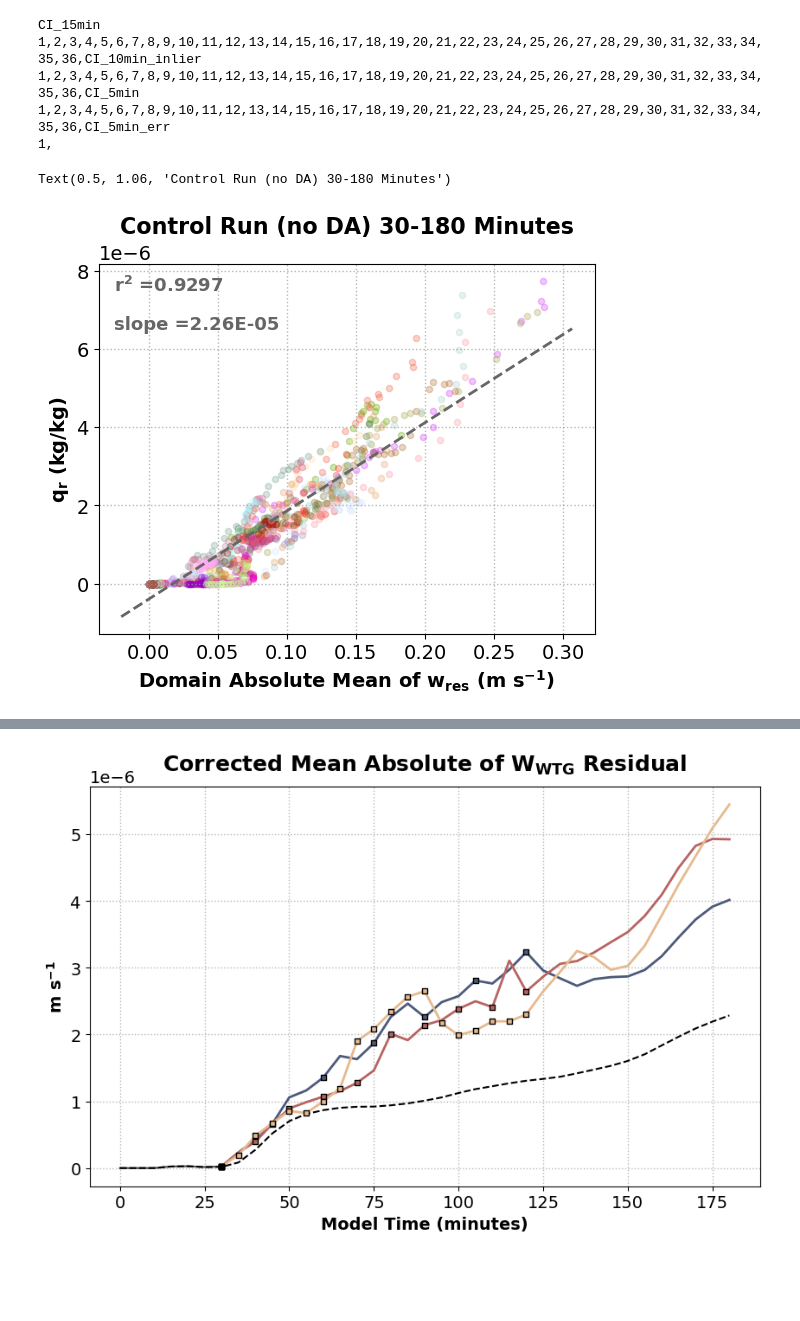
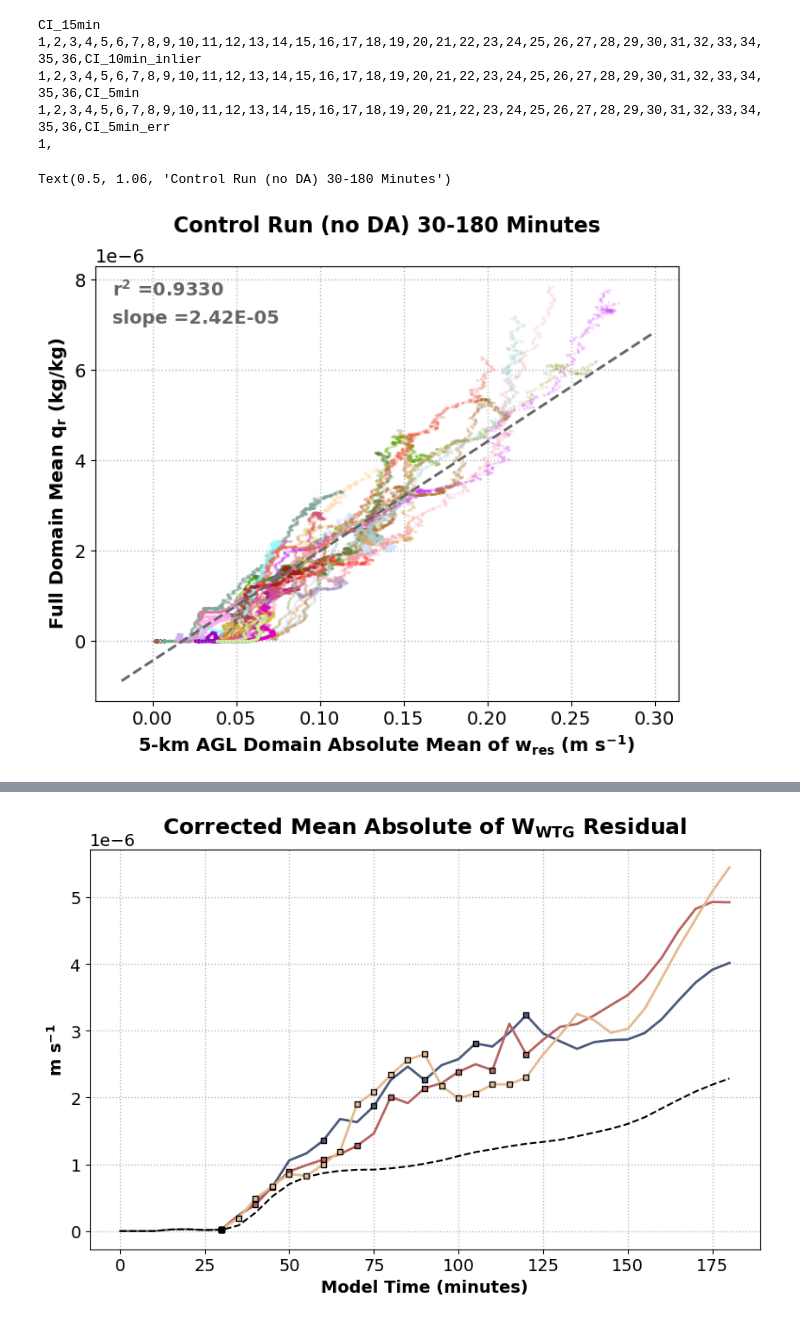
Before and after one commit to jessmcd/CM1_LETKF_2025, a Jupyter notebook: PlottingTests.ipynb, the cells around one changed output, grey strips where cells are left out. Cells and saved outputs as stored; diff of their text form; code cells hidden in the pictures; blank space fills up the shorter version.

```diff
--- a/PlottingTests.ipynb
+++ b/PlottingTests.ipynb
@@ -559,7 +561,7 @@ obs = [ 'DBZ0', 'DBZ', 'VR']
 #labels = [ '3 min CI', '3 min CI - inlier', '3 min CI - larger error', '3 min CI - larger error + inlier']
 
 exps = ['CI_5min', 'CI_5min_err','CI_3min', 'CI_3min_err']
-exps = ['CI_3min', 'CI_3min_inlier', 'CI_3min_err_inlier','CI_3min_err']
+exps = ['CI_10min', 'CI_3min_10min', 'CI_3min']
 #exps = ['CI_10min', 'CI_10min_inlier']
 
 #colors = cmaps.lipari(np.linspace(.24, .85, len(exps)))
@@ -1018,5 +997,5 @@ def plot_regression(ax, varx, vary,color='0.4', ls='--', lw=2):
     slope1, intercept1, rvalue1, pval, stderr = scipy.stats.linregress(varx, vary)
     ax.plot(a1x, slope1*a1x+intercept1, color=color, linestyle=ls,lw=lw)
 
-    ax.text(0.03, .98-.01, r'r$\mathbf{^{2}}$ ='+f'{rvalue1:.4f}',color='0.4', weight='bold',va='top', fontsize=13, transform=ax.transAxes)
-    ax.text(0.03, .90-.04, r'slope ='+f'{slope1:.2E}',            color='0.4', weight='bold',va='top', fontsize=13, transform=ax.transAxes)
+    ax.text(0.03, .98-.01, r'r$\mathbf{^{2}}$ ='+f'{rvalue1:.4f}',color='0.4', weight='bold',va='top', fontsize=14, transform=ax.transAxes)
+    ax.text(0.03, .90, r'slope ='+f'{slope1:.2E}',            color='0.4', weight='bold',va='top', fontsize=14, transform=ax.transAxes)
@@ -1191,31 +1198,33 @@ myds.to_netcdf(f'{fpath+exp}/WTG_test.nc', format='NETCDF4')
 # %%
-control = xr.open_dataset(f'{fpath}Control/WTG.nc')
 
-ti      = findnearest(control.time, 0)
+fpath = '/work/jessica.mcdonald/CM1_LETKF_2025/experiments/'
+control = xr.open_dataset(f'{fpath}Control/balance.nc')
+
+ti      = findnearest(control.time, 30)
 tti     = findnearest(control.time, 180)
-slope, _,_,_,_= scipy.stats.linregress(control['wres'][:,ti:].values.ravel(), control[vary][:,ti:].values.ravel())
+slope, _,_,_,_= scipy.stats.linregress(control['wres'][ti:,:].values.ravel(), control['qr'][ti:,:].values.ravel())
 
-fig,ax=plt.subplots()
+fig,ax=plt.subplots(figsize=(8,6))
 
 members = np.arange(0, 36, 1)
 
 colors=cmaps.cet_g_bw_minc_minl(np.linspace(0,1,256))
 colors=cmaps.cet_g_bw_minc_minl(np.linspace(0,1,256))
 #colors=cmaps.cet_g_category10(np.linspace(0,1,256))
 
 
 for m in members:
-    ax.scatter(control.wres[m,ti:tti+1], control.qr[m,ti:tti+1],  s=20, alpha=.3, color=colors[m+70])
+    ax.scatter(control.wres[ti:tti+1,m], control.qr[ti:tti+1,m],  s=2, alpha=.1, color=colors[m+70])
 
-plot_regression(ax, control.wres[:,ti:tti+1].values.ravel(), control.qr[:,ti:tti+1].values.ravel())
+plot_regression(ax, control.wres[ti:tti+1,:].values.ravel(), control.qr[ti:tti+1,:].values.ravel())
 
 
-ax.set_ylabel(r'q$\mathbf{_r}$ (kg/kg)');
-ax.set_xlabel(r'Domain Absolute Mean of w$\mathbf{_{res}}$ (m s$\mathbf{^{-1}}$)');
+ax.set_ylabel(r'Full Domain Mean q$\mathbf{_r}$ (kg/kg)');
+ax.set_xlabel(r'5-km AGL Domain Absolute Mean of w$\mathbf{_{res}}$ (m s$\mathbf{^{-1}}$)');
 
 ax.grid(ls=':', alpha=0.7)
 
 ax.set_title('Control Run (no DA) 30-180 Minutes', y=1.06, fontsize=16, weight='bold')
 # %% [output]
 Text(0.5, 1.06, 'Control Run (no DA) 30-180 Minutes')
-[figure, old version]
+[figure, new version]
```
Also changed, not shown: parts of 14 cells of this notebook, 28 other files.
